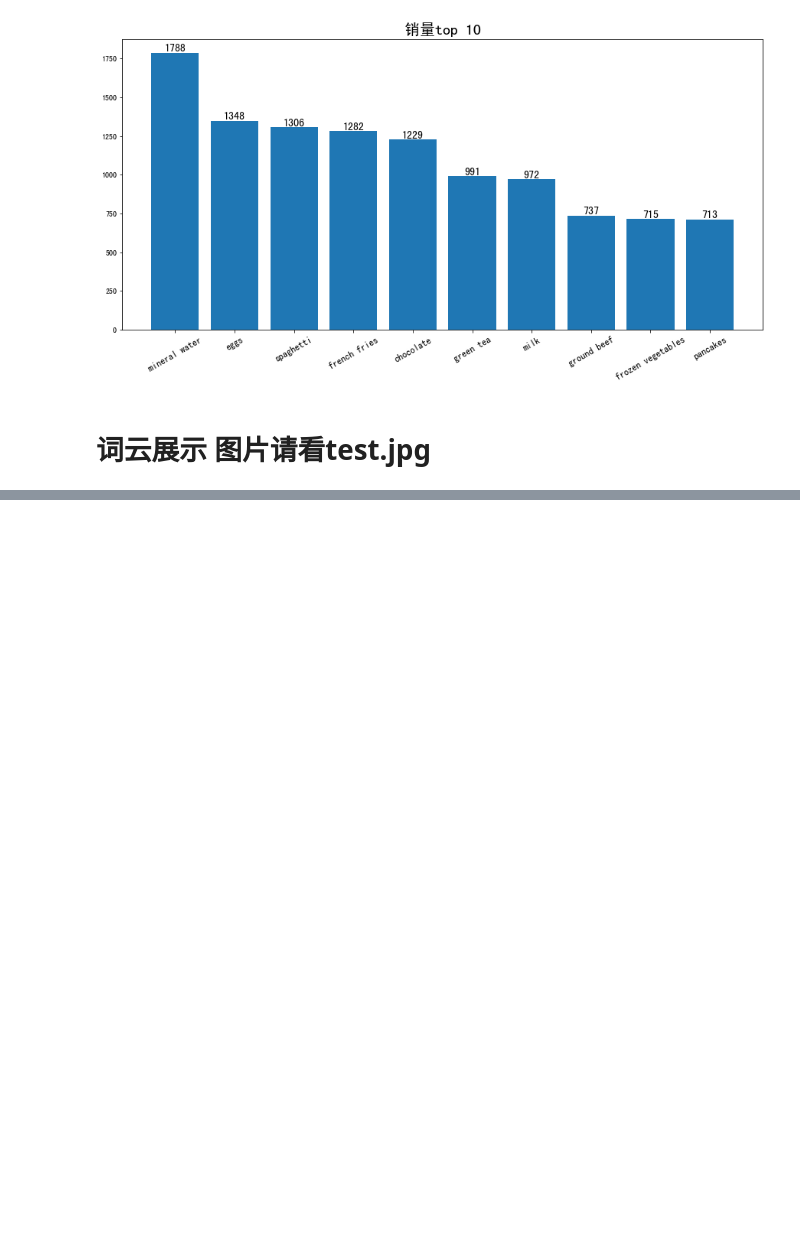
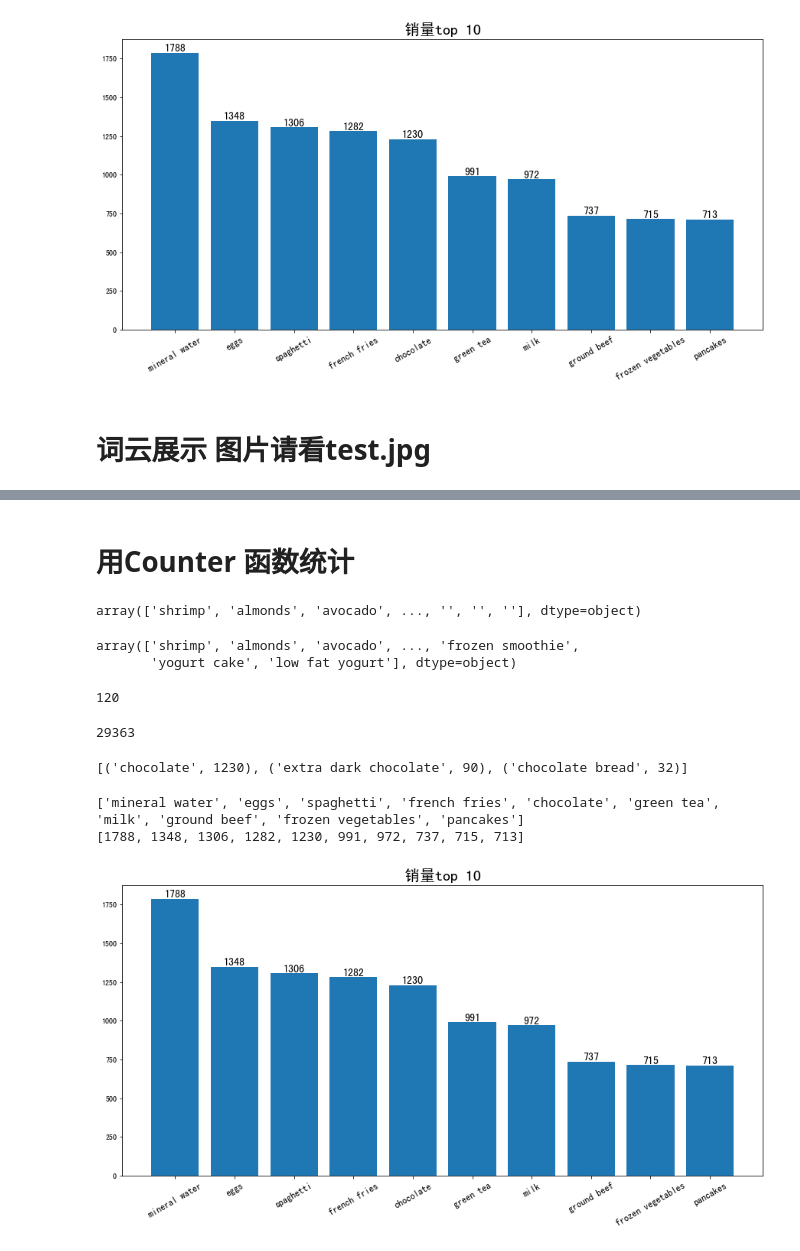
Before and after one commit to cyj1209/ai_homework_all, a Jupyter notebook: MQ/lesson-2/action.ipynb, the cells around one changed output, grey strips where cells are left out. Saved outputs shown, nothing was run; the diff lists cells and outputs as text; code cells hidden in the pictures; blank space fills up the shorter version.

```diff
--- a/MQ/lesson-2/action.ipynb
+++ b/MQ/lesson-2/action.ipynb
@@ -32,13 +61,16 @@ df_new = one_hot_encode(df)
 # %%
 top10 = df_new.sum().sort_values(ascending=False)[:10]
 # %%
-plt.figure(figsize=[15,7])
-plt.bar(top10.index,top10.values)
-plt.title('销量top 10',fontsize=20)
-plt.xticks(top10.index,top10.index,size='large',rotation=30)
-for a,b in zip(top10.index,top10.values):
+
+def show(x,y):
+    plt.figure(figsize=[15,7])
+    plt.bar(x,y)
+    plt.title('销量top 10',fontsize=20)
+    plt.xticks(x,x,size='large',rotation=30)
+    for a,b in zip(x,y):
         plt.text(a,b+0.01,'%.0f'%b,ha = 'center',va = 'bottom',fontsize=14)
-plt.show()
+    plt.show()
+show(top10.index,top10.values)
 # %% [output]
 [figure]
 # %% [markdown]
@@ -54,0 +105,2 @@ wc.generate(text).to_file('./test.jpg')
+# %% [markdown]
+# 用Counter 函数统计
@@ -54,0 +109,10 @@ wc.generate(text).to_file('./test.jpg')
+# %%
+df.values.reshape(1,-1)[0]
+# %% [output]
+array(['shrimp', 'almonds', 'avocado', ..., '', '', ''], dtype=object)
+# %%
+value = df.values.reshape(1,-1)[0]
+value[value!='']
+# %% [output]
+array(['shrimp', 'almonds', 'avocado', ..., 'frozen smoothie',
+       'yogurt cake', 'low fat yogurt'], dtype=object)
@@ -54,0 +123,22 @@ wc.generate(text).to_file('./test.jpg')
+# %%
+len(c.most_common())
+# %% [output]
+120
+# %%
+ sum([x[1] for x in c.most_common()])
+# %% [output]
+29363
+# %%
+[x for x in c.most_common() if 'chocolate' in x[0]]
+# %% [output]
+[('chocolate', 1230), ('extra dark chocolate', 90), ('chocolate bread', 32)]
+# %%
+print([i for i,v in top_10_new])
+print([v for i,v in top_10_new])
+# %% [output]
+['mineral water', 'eggs', 'spaghetti', 'french fries', 'chocolate', 'green tea', 'milk', 'ground beef', 'frozen vegetables', 'pancakes']
+[1788, 1348, 1306, 1282, 1230, 991, 972, 737, 715, 713]
+# %%
+show([i for i,v in top_10_new],[v for i,v in top_10_new])
+# %% [output]
+[figure, added]
```
Also changed, not shown: parts of 16 cells of this notebook, 1 other file.
